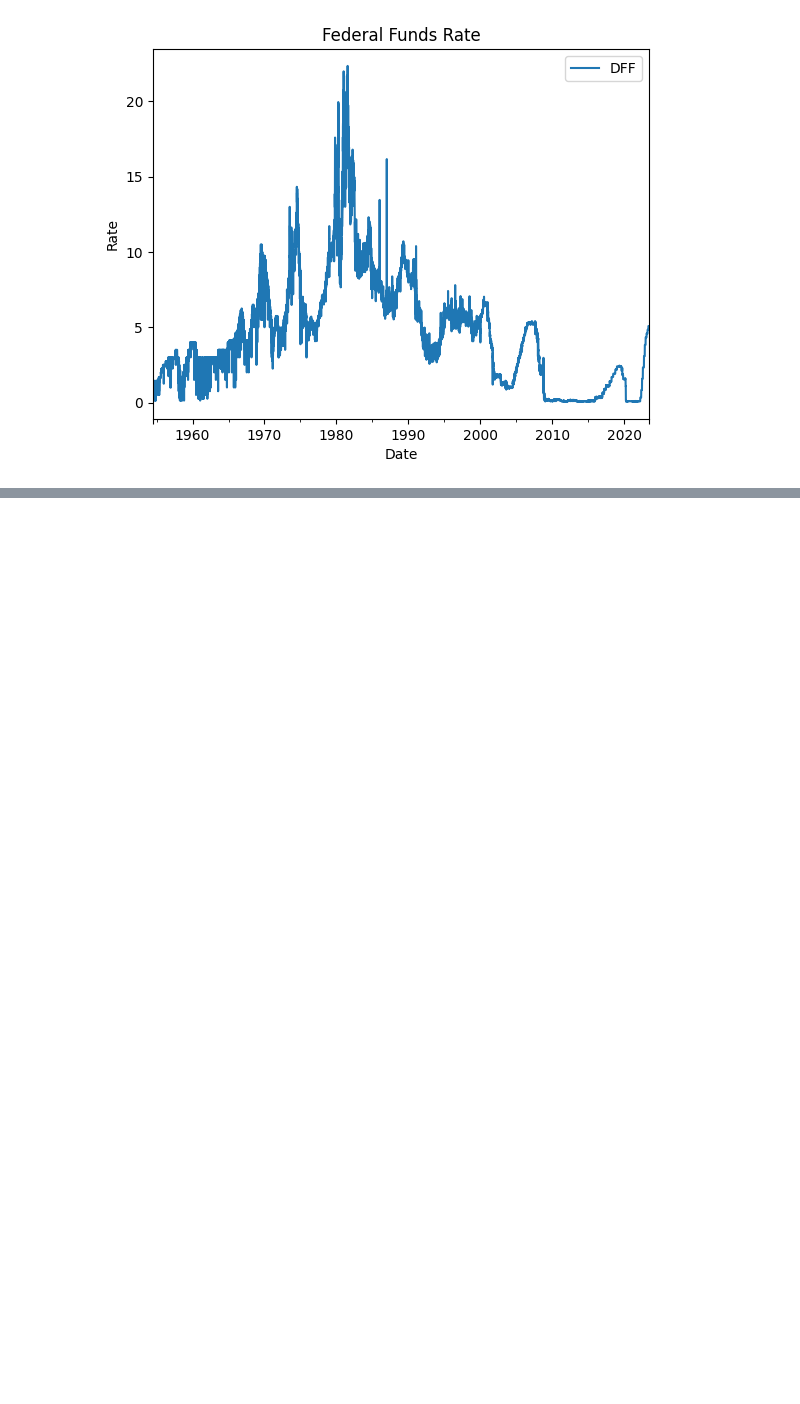
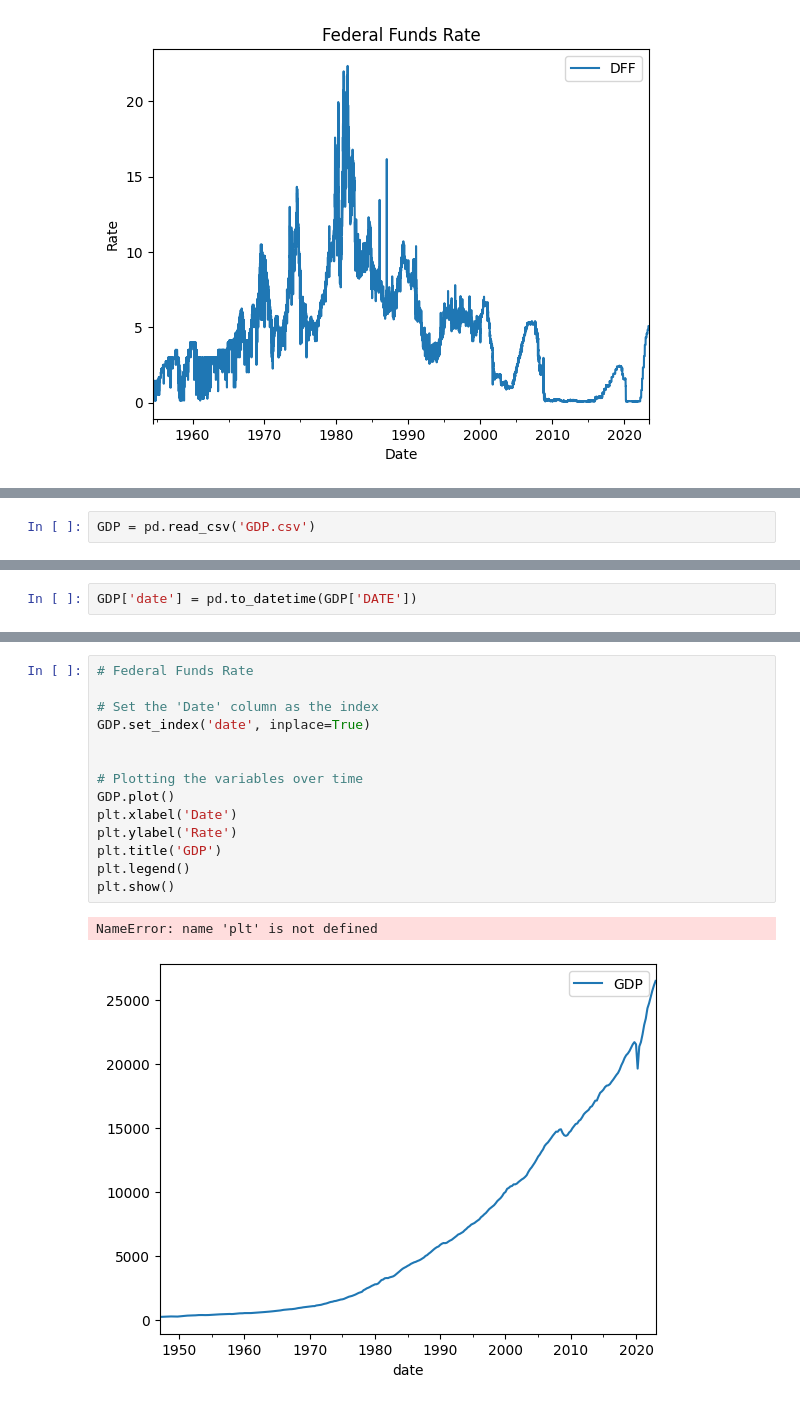
Before and after one commit to ChrisVerg/Projects_Exploration, a Jupyter notebook: FRED_test.ipynb, the cells around one changed output, grey strips where cells are left out. Saved outputs shown, nothing was run; the diff lists cells and outputs as text; blank space fills up the shorter version.

```diff
--- a/FRED_test.ipynb
+++ b/FRED_test.ipynb
@@ -219,0 +223,2 @@ plt.show()
+# %%
+GDP = pd.read_csv('GDP.csv')
@@ -219,0 +253,2 @@ plt.show()
+# %%
+GDP['date'] = pd.to_datetime(GDP['DATE'])
@@ -219,0 +268,17 @@ plt.show()
+# %%
+# Federal Funds Rate
+
+# Set the 'Date' column as the index
+GDP.set_index('date', inplace=True)
+
+
+# Plotting the variables over time
+GDP.plot()
+plt.xlabel('Date')
+plt.ylabel('Rate')
+plt.title('GDP')
+plt.legend()
+plt.show()
+# %% [output]
+NameError: name 'plt' is not defined
+[figure, added]
```
Also changed, not shown: parts of 9 cells of this notebook, 2 other files.
